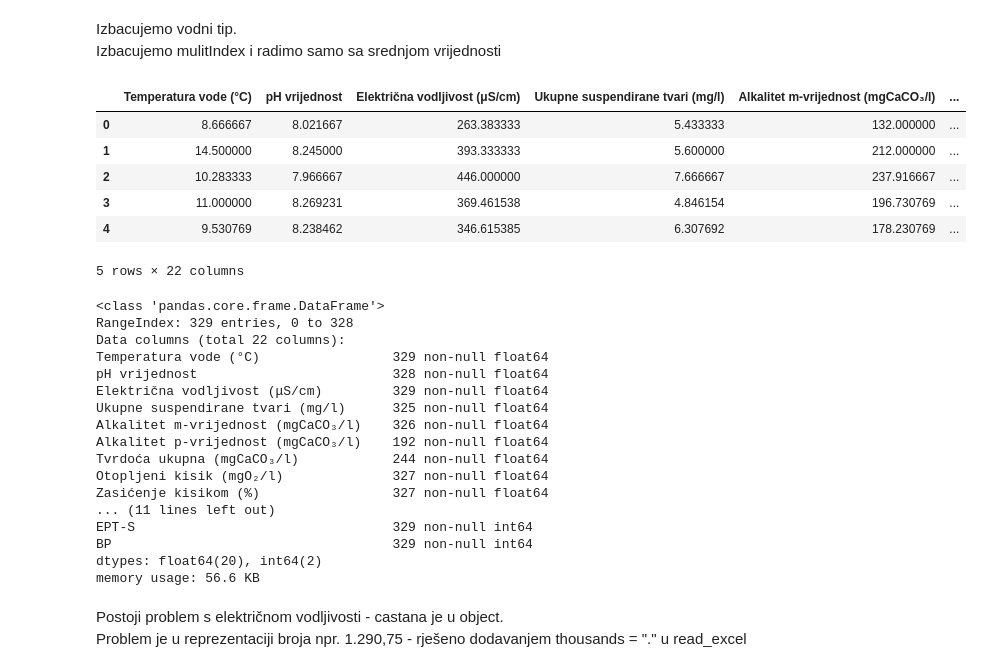
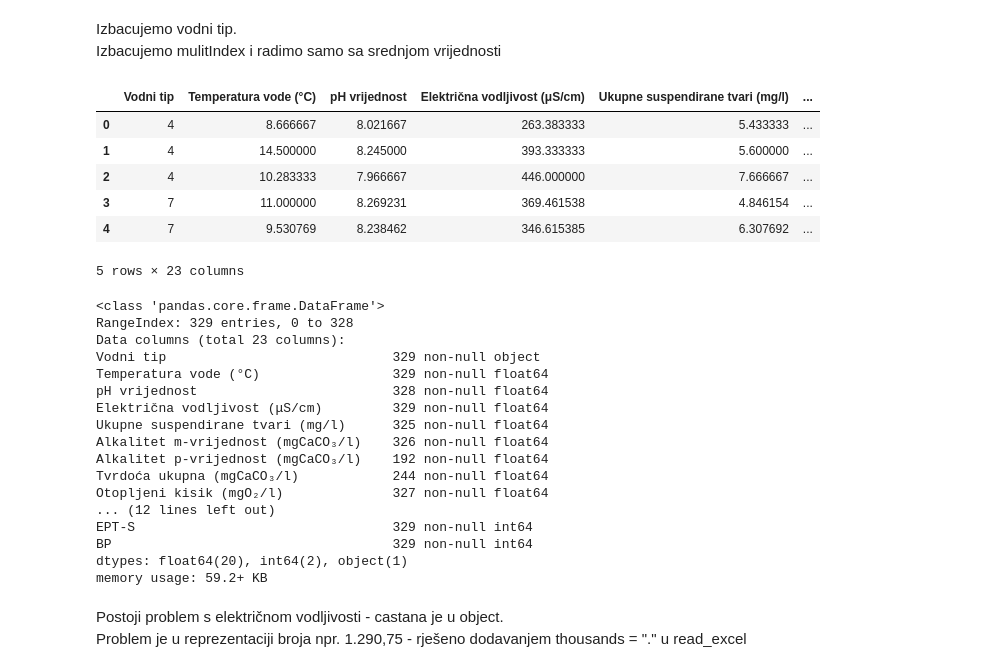
Before and after one commit to DomGal/kemData, a Jupyter notebook: zadatak1.ipynb, the cells around one changed output. Saved outputs shown, nothing was run; the diff lists cells and outputs as text; code cells hidden in the pictures.

Commit message:
still in progress, some plots done, data cleaned and ready to go.

```diff
--- a/zadatak1.ipynb
+++ b/zadatak1.ipynb
@@ -16,6 +19,7 @@ df.head()
 |  | MIN | 4 | 10.000000 | 8.110000 | 323.000000 | 2.200000 | ... |
 5 rows × 23 columns
 # %%
+df.loc[:, "Vodni tip"] = df.loc[:, "Vodni tip"].astype(str)
 bioloskiParametri = list(df.columns[-3:])
 kemijskiParametri = list(df.columns[1:-3])
 # %% [markdown]
@@ -24,22 +28,23 @@ kemijskiParametri = list(df.columns[1:-3])
 Izbacujemo vodni tip.<br>
 Izbacujemo mulitIndex i radimo samo sa srednjom vrijednosti
 # %%
-frame = df.loc[idx[:, "SR.VR."], :].reset_index().drop(["Vodni tip", "level_0", "level_1"], axis = 1)
+frame = df.loc[idx[:, "SR.VR."], :].reset_index().drop(["level_0", "level_1"], axis = 1)
 frame.head()
 # %% [output]
-|  | Temperatura vode (°C) | pH vrijednost | Električna vodljivost (μS/cm) | Ukupne suspendirane tvari (mg/l) | Alkalitet m-vrijednost (mgCaCO₃/l) | ... |
-| 0 | 8.666667 | 8.021667 | 263.383333 | 5.433333 | 132.000000 | ... |
-| 1 | 14.500000 | 8.245000 | 393.333333 | 5.600000 | 212.000000 | ... |
-| 2 | 10.283333 | 7.966667 | 446.000000 | 7.666667 | 237.916667 | ... |
-| 3 | 11.000000 | 8.269231 | 369.461538 | 4.846154 | 196.730769 | ... |
-| 4 | 9.530769 | 8.238462 | 346.615385 | 6.307692 | 178.230769 | ... |
+|  | Vodni tip | Temperatura vode (°C) | pH vrijednost | Električna vodljivost (μS/cm) | Ukupne suspendirane tvari (mg/l) | ... |
+| 0 | 4 | 8.666667 | 8.021667 | 263.383333 | 5.433333 | ... |
+| 1 | 4 | 14.500000 | 8.245000 | 393.333333 | 5.600000 | ... |
+| 2 | 4 | 10.283333 | 7.966667 | 446.000000 | 7.666667 | ... |
+| 3 | 7 | 11.000000 | 8.269231 | 369.461538 | 4.846154 | ... |
+| 4 | 7 | 9.530769 | 8.238462 | 346.615385 | 6.307692 | ... |
-5 rows × 22 columns
+5 rows × 23 columns
 # %%
 frame.info()
 # %% [output]
 <class 'pandas.core.frame.DataFrame'>
 RangeIndex: 329 entries, 0 to 328
-Data columns (total 22 columns):
+Data columns (total 23 columns):
+Vodni tip                             329 non-null object
 Temperatura vode (°C)                 329 non-null float64
 pH vrijednost                         328 non-null float64
 Električna vodljivost (μS/cm)         329 non-null float64
@@ -48,12 +53,11 @@ Alkalitet m-vrijednost (mgCaCO₃/l)    326 non-null float64
 Alkalitet p-vrijednost (mgCaCO₃/l)    192 non-null float64
 Tvrdoća ukupna (mgCaCO₃/l)            244 non-null float64
 Otopljeni kisik (mgO₂/l)              327 non-null float64
-Zasićenje kisikom (%)                 327 non-null float64
-... (11 lines left out)
+... (12 lines left out)
 EPT-S                                 329 non-null int64
 BP                                    329 non-null int64
-dtypes: float64(20), int64(2)
-memory usage: 56.6 KB
+dtypes: float64(20), int64(2), object(1)
+memory usage: 59.2+ KB
 # %% [markdown]
 Postoji problem s električnom vodljivosti - castana je u object.<br>
 Problem je u reprezentaciji broja npr. 1.290,75 - rješeno dodavanjem thousands = "." u read_excel
```
Also changed, not shown: parts of 7 cells of this notebook.
